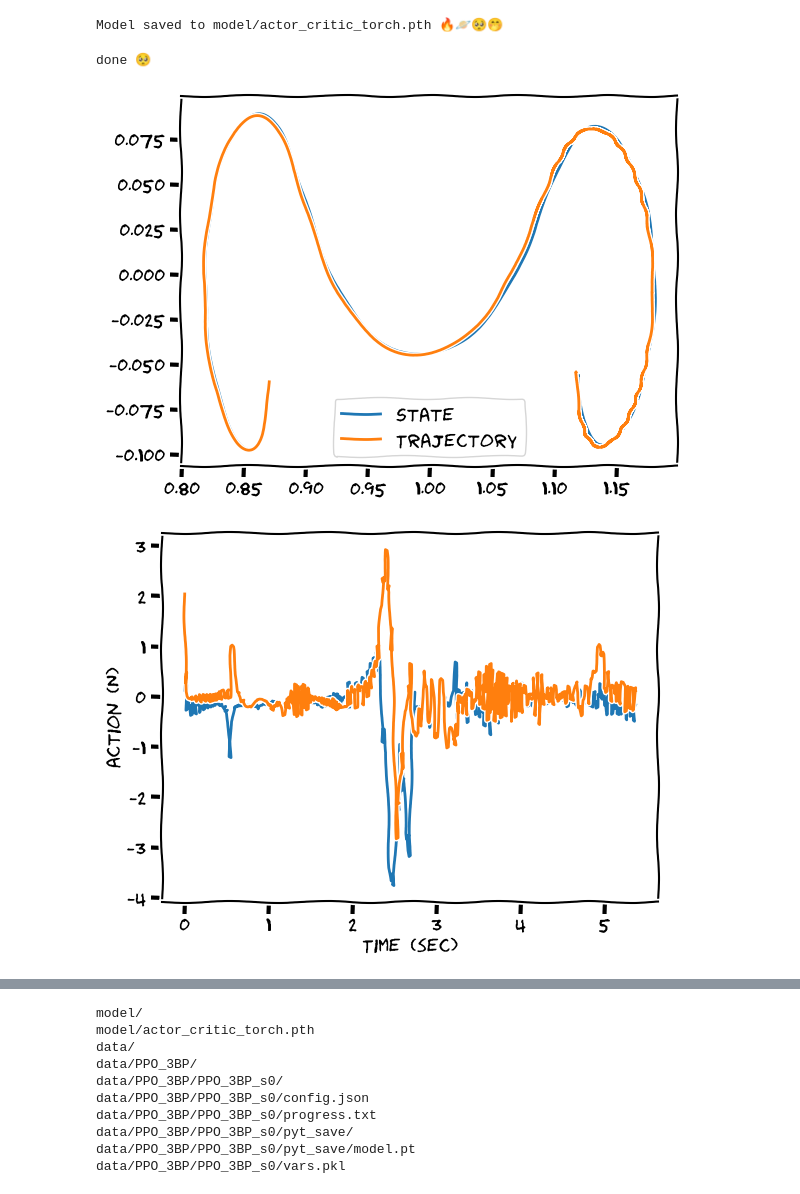
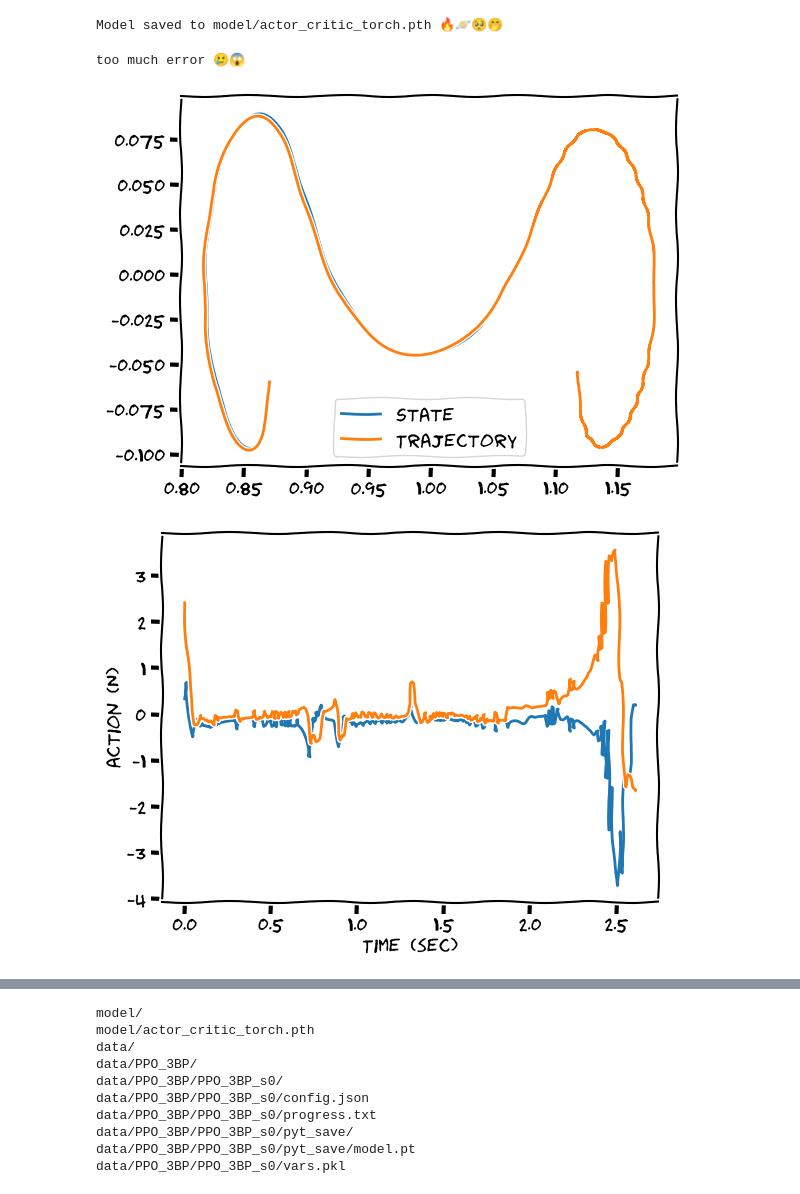
Before and after one commit to alibaniasad1999/master-thesis, a Jupyter notebook: Code/Python/TBP/PPO/ppo_torch.ipynb, the cells around one changed output, grey strips where cells are left out. Saved outputs shown, nothing was run; the diff lists cells and outputs as text; code cells hidden in the pictures.

Commit message:
new feature variable error and with results for 2000 run

```diff
--- a/Code/Python/TBP/PPO/ppo_torch.ipynb
+++ b/Code/Python/TBP/PPO/ppo_torch.ipynb
@@ -1725,7 +1718,7 @@ class PPO:
             # if epoch == 500:
             #     self.env.final_range = self.env.final_range * 0.99
             #     self.env.error_range = self.env.error_range * 0.99
-            if epoch >= 500 and not epoch % 5:
+            if epoch >= 500 and not epoch % 5 and self.env.final_range > 0.0025:
                 self.env.final_range = self.env.final_range * 0.99
                 self.env.error_range = self.env.error_range * 0.99
             print(colorize(f"Error and final range is: {self.env.final_range}", 'cyan', bold=True))
@@ -1818,7 +1811,7 @@ L = 2
 GAMMA = 0.99
 SEED = 0
 STEPS = 4000
-EPOCHS = 1000
+EPOCHS = 2000
 EXP_NAME = 'PPO_3BP'
 
 # Use the constants directly
@@ -1870,11 +1863,13 @@ Model saved to model/actor_critic_torch.pth 🔥🪐🥺🤭
 # %%
 # ppo.load()
 # %%
+ppo.env.error_range = 0.003
+ppo.env.final_range = 0.003
 ppo.test(fun_mode=True)
 # %% [output]
-done 🥺
+too much error 🥲😱
-[figure, old version]
+[figure, new version]
-[figure, old version]
+[figure, new version]
 # %%
 ppo.test()
 # %% [output]
```
Also changed, not shown: parts of 5 cells of this notebook, 4 other files.
